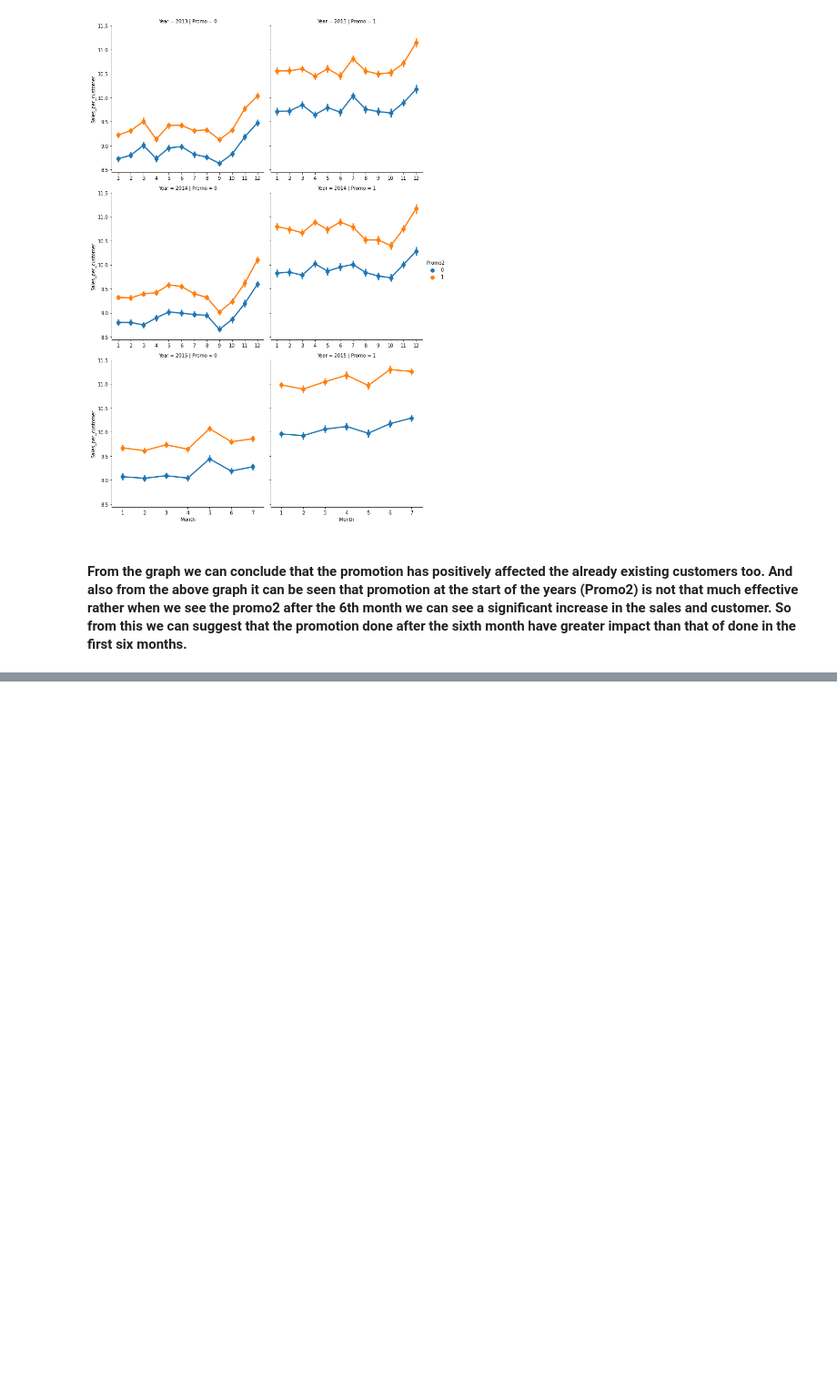
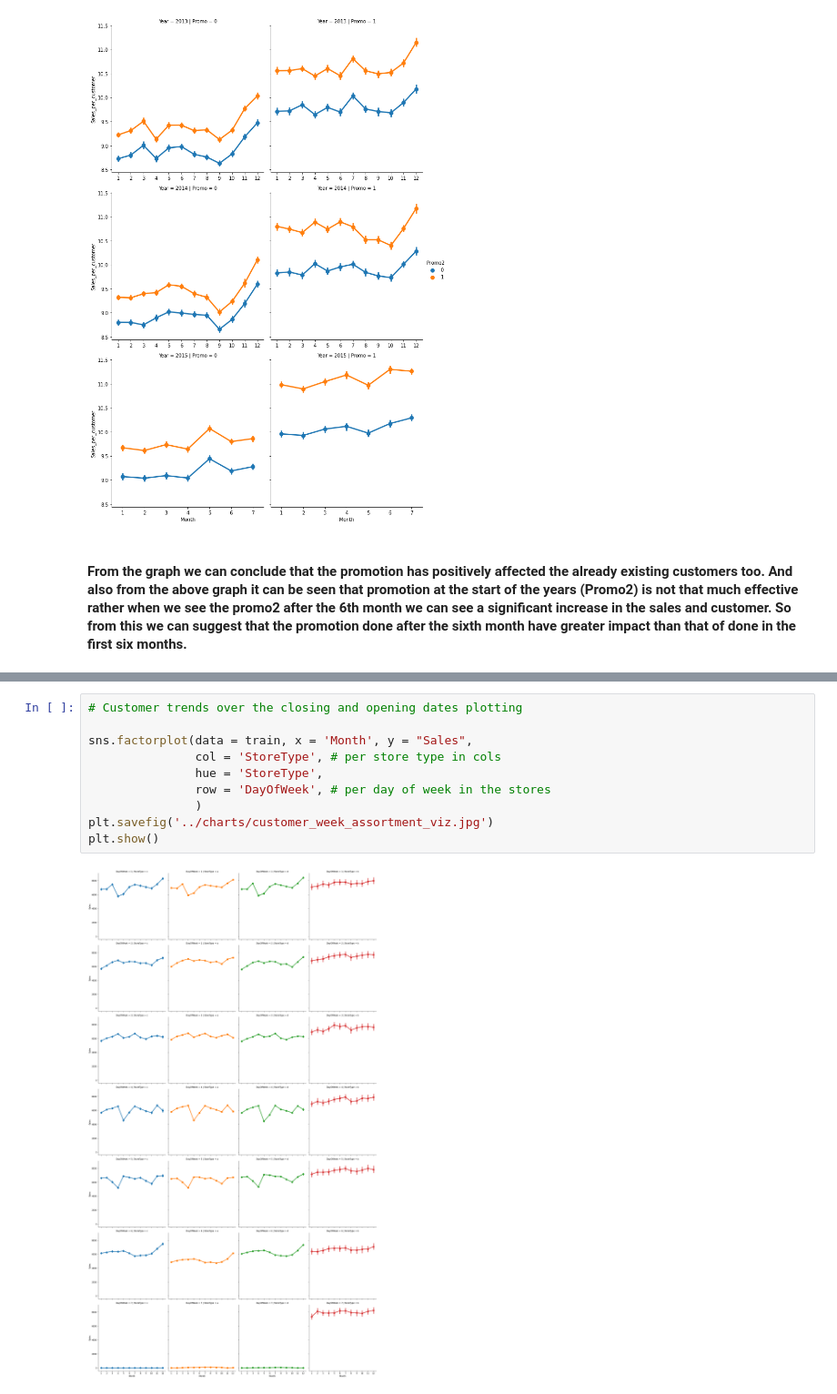
Before and after one commit to Micky373/Sales_forcasting, a Jupyter notebook: notebooks/data_exploration.ipynb, the cells around one changed output, grey strips where cells are left out. Shown at 91% size. Saved outputs shown, nothing was run; the diff lists cells and outputs as text; blank space fills up the shorter version.

Commit message:
Deduce the weekday sales relationship

```diff
--- a/notebooks/data_exploration.ipynb
+++ b/notebooks/data_exploration.ipynb
@@ -396,0 +400,12 @@ plt.savefig('../charts/existing_cutomer_vs_promotion.jpg')
+# %%
+# Customer trends over the closing and opening dates plotting
+
+sns.factorplot(data = train, x = 'Month', y = "Sales",
+               col = 'StoreType', # per store type in cols
+               hue = 'StoreType',
+               row = 'DayOfWeek', # per day of week in the stores
+               )
+plt.savefig('../charts/customer_week_assortment_viz.jpg')
+plt.show()
+# %% [output]
+[figure, added]
```
Also changed, not shown: parts of 2 cells of this notebook, 4 other files.
